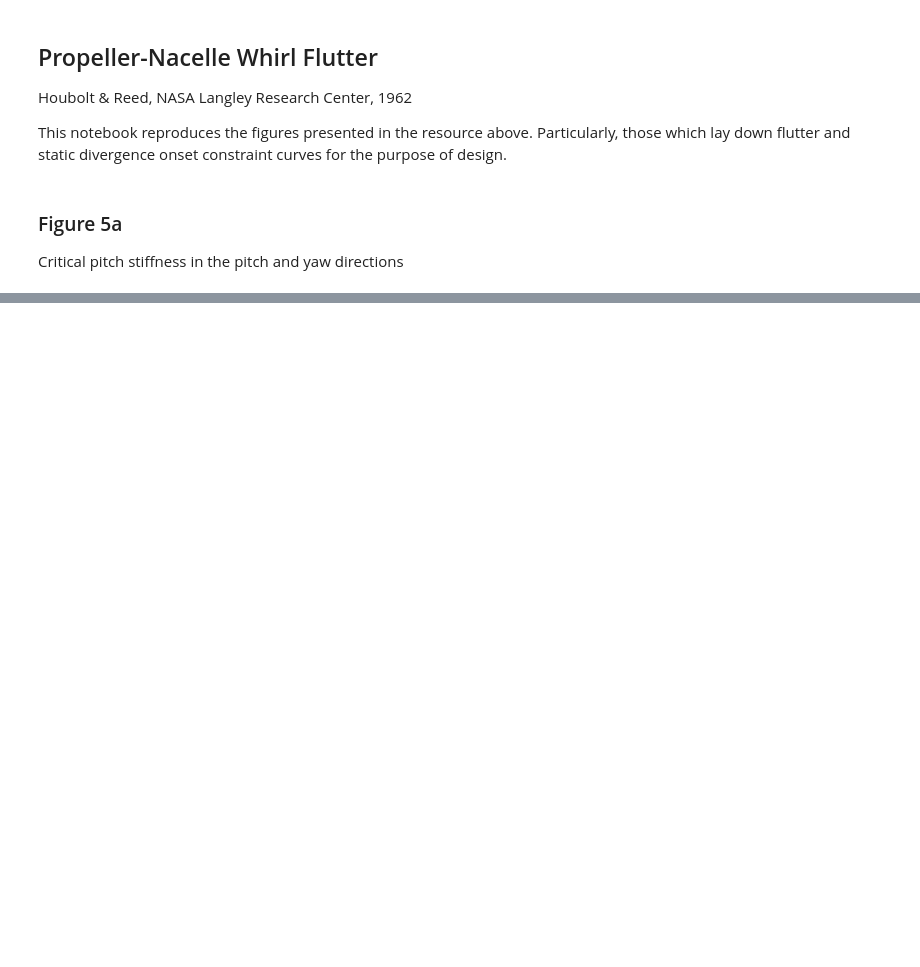
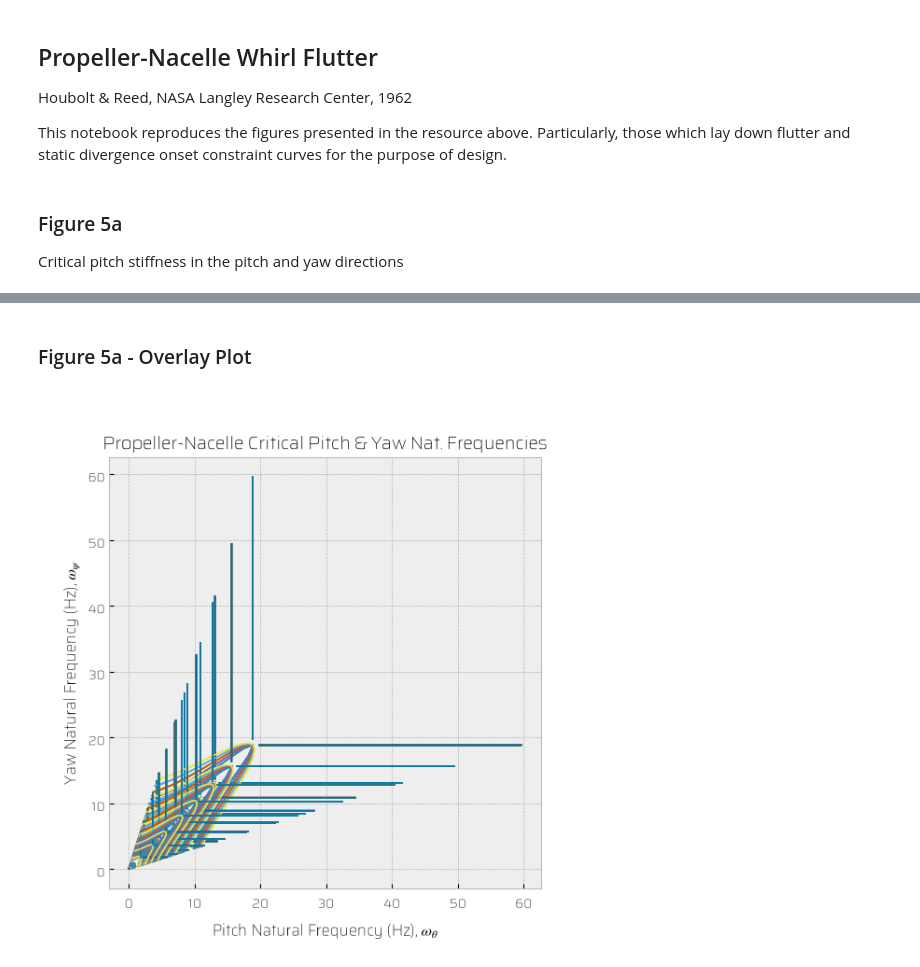
Before and after one commit to StreamlineAerospace/streamline_flutter, a Jupyter notebook: notebooks/whirl_flutter.ipynb, the cells around one changed output, grey strips where cells are left out. Saved outputs shown, nothing was run; the diff lists cells and outputs as text; code cells hidden in the pictures; blank space fills up the shorter version.

```diff
--- a/notebooks/whirl_flutter.ipynb
+++ b/notebooks/whirl_flutter.ipynb
@@ -212,0 +242,48 @@ interactive(children=(FloatSlider(value=3.0, description='Propeller Radius (ft)'
+# %% [markdown]
+### Figure 5a - Overlay Plot
+# %%
+#fixed design variables
+g0_ft_s2 = 32.174
+R_ft = 3
+e_ft = 6
+k_P_ft = R_ft/math.sqrt(3)
+k_p_ft = R_ft/math.sqrt(6)
+M_e_slug = 1000/g0_ft_s2
+M_p_slug = 200/g0_ft_s2
+k_e_ft = 4
+AR = 4.5
+
+c_c0_func = lambda eta: 1
+
+#sweep variables
+n_sweep = np.linspace(0.1, 10, 100)
+beta_beta_cr_sweep = np.linspace(0, 0.1, 5)
+altitude_ft_sweep = np.linspace(0, 40000, 5)
+Omega_rpm_sweep = np.linspace(500, 1000, 5)
+M_infty_sweep = np.linspace(0.01, 0.78, 5)
+
+#initialize figure
+fig, ax = plt.subplots(1,1,figsize=(6,6))
+ax.set_aspect("equal")
+ax.set_xlabel("Pitch Natural Frequency (Hz), $\u03C9_{\u03B8}$")
+ax.set_ylabel("Yaw Natural Frequency (Hz), $\u03C9_{\u03C8}$")
+ax.set_title("Propeller-Nacelle Critical Pitch & Yaw Nat. Frequencies")
+
+#plot curves
+for a in altitude_ft_sweep:
+    for omeg in Omega_rpm_sweep:
+        for M in M_infty_sweep:
+            for b_b in beta_beta_cr_sweep:
+
+                (pitch_freq_flut_Hz,
+                yaw_freq_flut_Hz,
+                pitch_freq_div_Hz,
+                yaw_freq_div_Hz) = get_constraint_curves(R_ft, e_ft, k_P_ft, k_p_ft, M_e_slug, M_p_slug, k_e_ft, a, b_b, n_sweep, omeg, M, AR, c_c0_func)
+
+                ax.plot(pitch_freq_flut_Hz, yaw_freq_flut_Hz, linewidth=1, label=f"flut_a{a}_omeg{omeg}_M{M}_bb{b_b}")
+                ax.plot(pitch_freq_div_Hz, yaw_freq_div_Hz, linewidth=1, label=f"div_a{a}_omeg{omeg}_M{M}_bb{b_b}")
+
+
+#ax.legend(loc="best", bbox_to_anchor=(1.05, 1))
+# %% [output]
+[figure, added]
```
Also changed, not shown: parts of 3 cells of this notebook.
